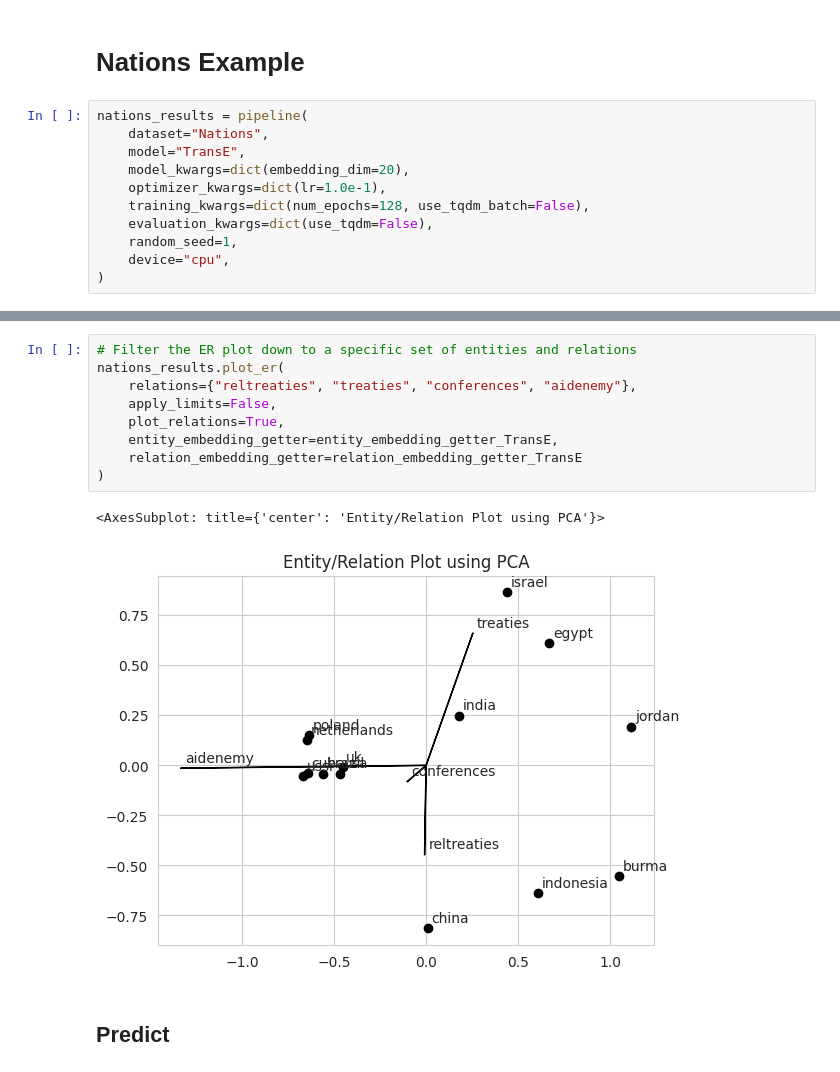
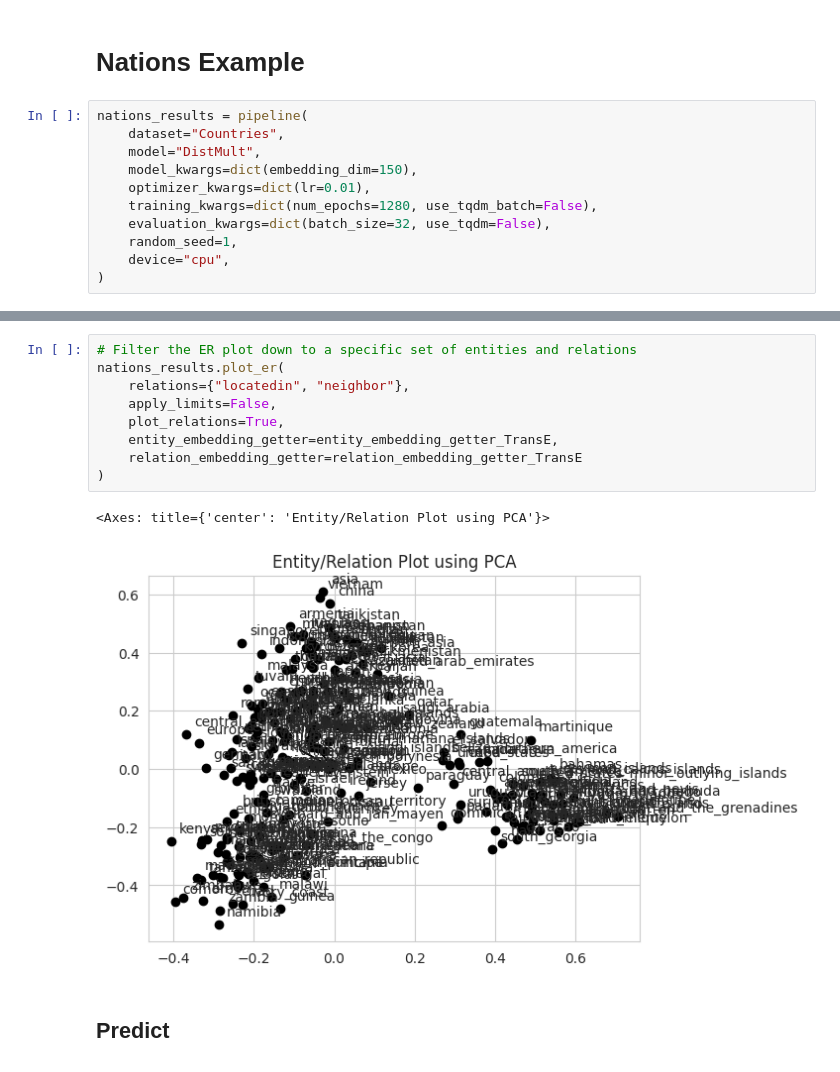
Before and after one commit to Nattawut-M/pykeen-a-toy-example, a Jupyter notebook: demo_toy.ipynb, the cells around one changed output, grey strips where cells are left out. Saved outputs shown, nothing was run; the diff lists cells and outputs as text.

Commit message:
[UPDATE] tutorial friends datasets

```diff
--- a/demo_toy.ipynb
+++ b/demo_toy.ipynb
@@ -73,12 +71,12 @@ results.plot_er(
 # Nations Example
 # %%
 nations_results = pipeline(
-    dataset="Nations",
-    model="TransE",
-    model_kwargs=dict(embedding_dim=20),
-    optimizer_kwargs=dict(lr=1.0e-1),
-    training_kwargs=dict(num_epochs=128, use_tqdm_batch=False),
-    evaluation_kwargs=dict(use_tqdm=False),
+    dataset="Countries",
+    model="DistMult",
+    model_kwargs=dict(embedding_dim=150),
+    optimizer_kwargs=dict(lr=0.01),
+    training_kwargs=dict(num_epochs=1280, use_tqdm_batch=False),
+    evaluation_kwargs=dict(batch_size=32, use_tqdm=False),
     random_seed=1,
     device="cpu",
 )
@@ -109,15 +105,15 @@ nations_results.plot(
 # %%
 # Filter the ER plot down to a specific set of entities and relations
 nations_results.plot_er(
-    relations={"reltreaties", "treaties", "conferences", "aidenemy"},
+    relations={"locatedin", "neighbor"},
     apply_limits=False,
     plot_relations=True,
     entity_embedding_getter=entity_embedding_getter_TransE,
     relation_embedding_getter=relation_embedding_getter_TransE
 )
 # %% [output]
-<AxesSubplot: title={'center': 'Entity/Relation Plot using PCA'}>
+<Axes: title={'center': 'Entity/Relation Plot using PCA'}>
-[figure, old version]
+[figure, new version]
 # %% [markdown]
 ## Predict
 # %% [markdown]
```
Also changed, not shown: parts of 20 cells of this notebook, 1 other file.
